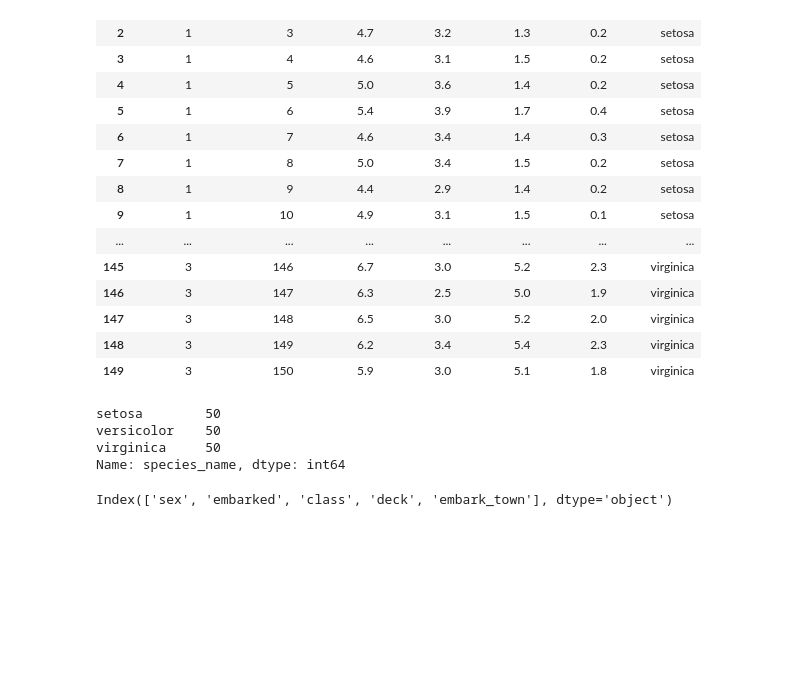
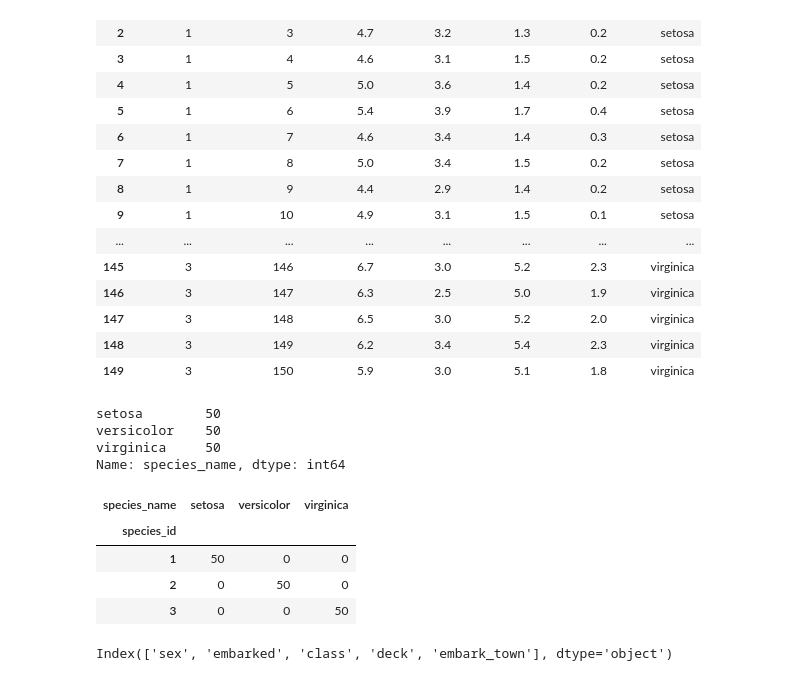
Before and after one commit to caroline-miller0921/classification_exercises, a Jupyter notebook: data_preparation.ipynb, the cells around one changed output. Cells and saved outputs as stored; diff of their text form; code cells hidden in the pictures; blank space fills up the shorter version.

```diff
--- a/data_preparation.ipynb
+++ b/data_preparation.ipynb
@@ -458,6 +460,14 @@ setosa        50
 versicolor    50
 virginica     50
 Name: species_name, dtype: int64
+# %%
+pd.crosstab(iris_db.species_id, iris_db.species_name)
+# %% [output]
+| species_name | setosa | versicolor | virginica |
+| species_id |  |  |  |
+| 1 | 50 | 0 | 0 |
+| 2 | 0 | 50 | 0 |
+| 3 | 0 | 0 | 50 |
 # %%
 titanic_df = acquire.get_titanic_data()
 # %%
```
Also changed, not shown: parts of 8 cells of this notebook, 4 other files.
